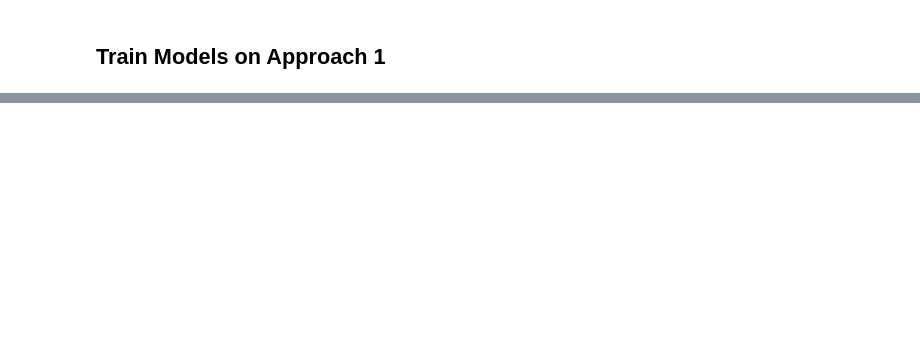
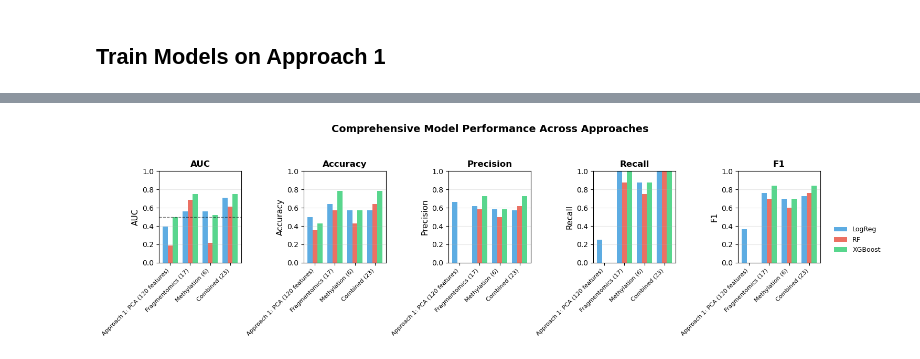
Before and after one commit to maggiebr0wn/wgbs_classifier, a Jupyter notebook: notebooks/exploratory/04_model_exploration.ipynb, the cells around one changed output, grey strips where cells are left out. Saved outputs shown, nothing was run; the diff lists cells and outputs as text; code cells hidden in the pictures; blank space fills up the shorter version.

```diff
--- a/notebooks/exploratory/04_model_exploration.ipynb
+++ b/notebooks/exploratory/04_model_exploration.ipynb
@@ -391,0 +247,11 @@ print("\nConclusion: Approach 1 features are noisier (higher CV).")
+# %%
+print("="*70)
+print("APPROACH 1: PCA Features (120 total)")
+print("="*70)
+approach1_results, approach1_models, app1_cm = train_and_validate(approach1_features, discovery_df, validation_df, 'Approach 1: PCA (120 features)')
+
+for model_name, model_obj in approach1_models.items():
+    filename = f"approach1_pca_{model_name.lower().replace(' ', '_')}.pkl"
+    with open(output_dir / filename, 'wb') as f:
+        pickle.dump(model_obj, f)
+    print(f"✓ Saved: {filename}")
@@ -391,0 +450,72 @@ print("\nConclusion: Approach 1 features are noisier (higher CV).")
+# %%
+# Create comprehensive comparison plot
+all_results_df = pd.DataFrame(approach1_results + frag_results + meth_results + comb_results)
+
+metrics = ['AUC', 'Accuracy', 'Precision', 'Recall', 'F1']
+fig, axes = plt.subplots(1, 5, figsize=(15, 4))
+
+approaches = all_results_df['Approach'].unique()
+models = ['Logistic Regression', 'Random Forest', 'XGBoost']
+x = np.arange(len(approaches))
+width = 0.25
+
+colors = {'Logistic Regression': '#3498db', 'Random Forest': '#e74c3c', 'XGBoost': '#2ecc71'}
+model_labels = {'Logistic Regression': 'LogReg', 'Random Forest': 'RF', 'XGBoost': 'XGBoost'}
+
+legend_handles = None
+
+for ax, metric in zip(axes, metrics):
+    for i, model in enumerate(models):
+        model_data = all_results_df[all_results_df['Model'] == model]
+        values = [
+            model_data[model_data['Approach'] == app][metric].values[0]
+            for app in approaches
+        ]
+        bars = ax.bar(
+            x + i * width,
+            values,
+            width,
+            label=model_labels[model],
+            color=colors[model],
+            alpha=0.8
+        )
+
+        # Save handles once (from first subplot)
+        if legend_handles is None:
+            legend_handles = bars
+
+    if metric == 'AUC':
+        ax.axhline(0.5, color='black', linestyle='--', linewidth=1, alpha=0.5)
+
+    ax.set_ylabel(metric, fontsize=11)
+    ax.set_title(metric, fontsize=12, fontweight='bold')
+    ax.set_xticks(x + width)
+    ax.set_xticklabels(approaches, fontsize=8, rotation=45, ha='right')
+    ax.set_ylim([0, 1])
+    ax.grid(True, alpha=0.3, axis='y')
+
+# ---- Figure-level legend outside ----
+fig.legend(
+    handles=axes[0].containers,
+    labels=[model_labels[m] for m in models],
+    loc='center left',
+    bbox_to_anchor=(0.93, 0.5),
+    fontsize=9,
+    frameon=False
+)
+
+plt.suptitle(
+    'Comprehensive Model Performance Across Approaches',
+    fontsize=14,
+    fontweight='bold',
+    y=1.05
+)
+
+# Leave space on the right for legend
+plt.tight_layout(rect=[0, 0, 0.93, 1])
+plt.show()
+
+print("Best overall: Combined (23) or Fragmentomics (17) with XGBoost")
+print("  AUC: 0.750, Acc: 0.786, Prec: 0.727, Rec: 1.000, F1: 0.842")
+# %% [output]
+[figure, added]
```
Also changed, not shown: parts of 32 cells of this notebook, 3 other files.
